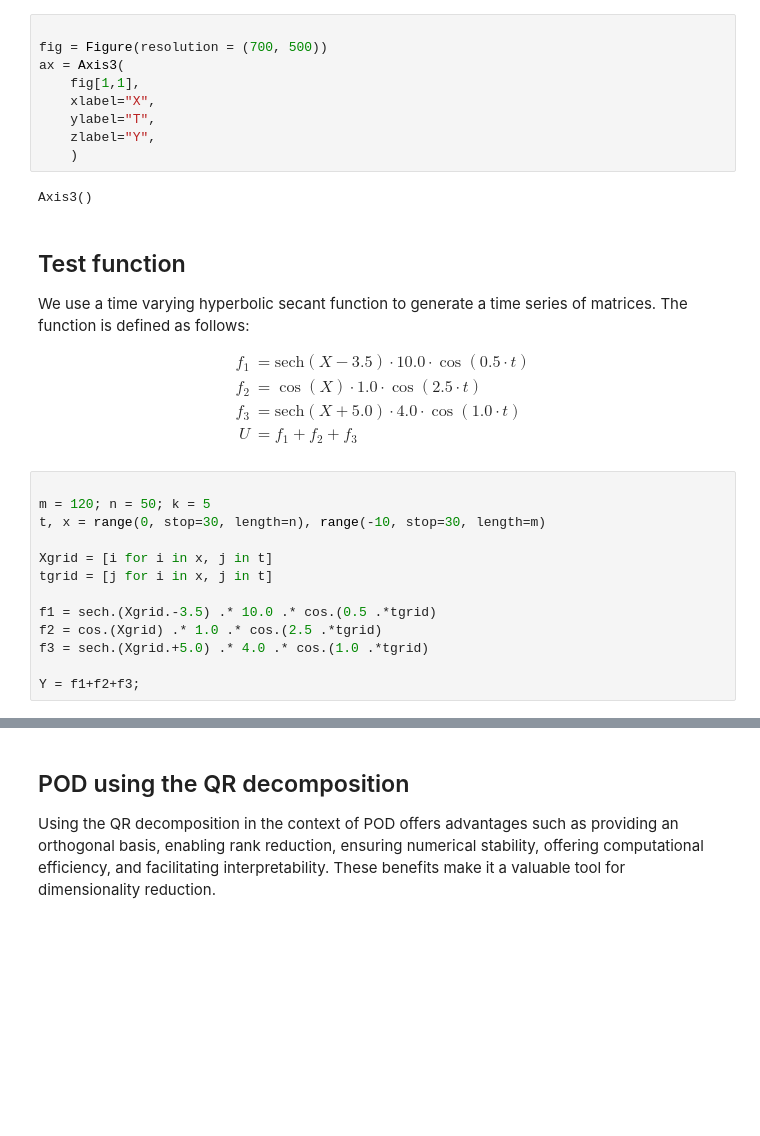
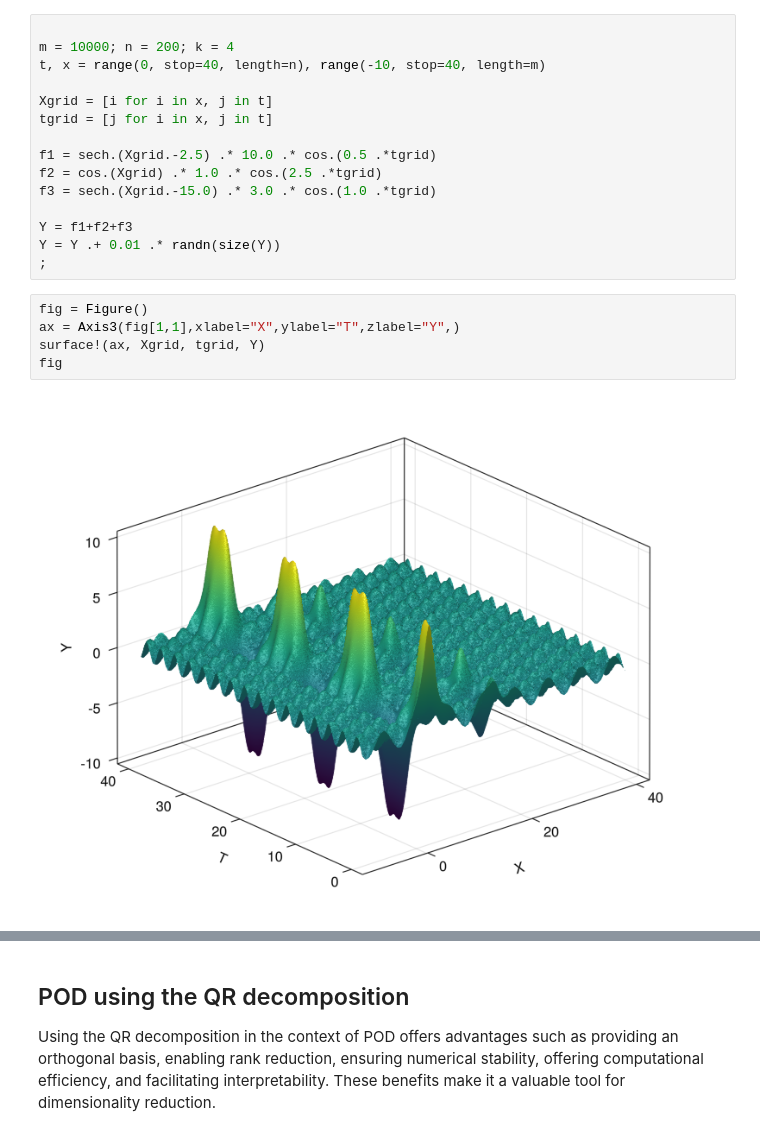
Before and after one commit to J-Massey/WakePOD.jl, a Jupyter notebook: examples/basic_implementation.ipynb, the cells around one changed output, grey strips where cells are left out. Saved outputs shown, nothing was run; the diff lists cells and outputs as text; blank space fills up the shorter version.

```diff
--- a/examples/basic_implementation.ipynb
+++ b/examples/basic_implementation.ipynb
@@ -17,36 +33,22 @@ Test the SVDs |    8      8  0.5s
+# %%
+
+m = 10000; n = 200; k = 4
+t, x = range(0, stop=40, length=n), range(-10, stop=40, length=m)
+
+Xgrid = [i for i in x, j in t]
+tgrid = [j for i in x, j in t]
+
+f1 = sech.(Xgrid.-2.5) .* 10.0 .* cos.(0.5 .*tgrid)
+f2 = cos.(Xgrid) .* 1.0 .* cos.(2.5 .*tgrid)
+f3 = sech.(Xgrid.-15.0) .* 3.0 .* cos.(1.0 .*tgrid)
+
+Y = f1+f2+f3
+Y = Y .+ 0.01 .* randn(size(Y))
+;
 # %%
-
-fig = Figure(resolution = (700, 500))
-ax = Axis3(
-    fig[1,1],
-    xlabel="X",
-    ylabel="T",
-    zlabel="Y",
-    )
+fig = Figure()
+ax = Axis3(fig[1,1],xlabel="X",ylabel="T",zlabel="Y",)
+surface!(ax, Xgrid, tgrid, Y)
+fig
 # %% [output]
-Axis3()
+[figure, added]
-# %% [markdown]
-## Test function
-We use a time varying hyperbolic secant function to generate a time series of matrices. The function is defined as follows:
-
-$$
-\begin{align*}
-    f_1 &= \text{sech}(X - 3.5) \cdot 10.0 \cdot \cos(0.5 \cdot t) \\
-    f_2 &= \cos(X) \cdot 1.0 \cdot \cos(2.5 \cdot t) \\
-    f_3 &= \text{sech}(X + 5.0) \cdot 4.0 \cdot \cos(1.0 \cdot t) \\
-    U &= f_1 + f_2 + f_3
-\end{align*}
-$$
-# %%
-
-m = 120; n = 50; k = 5
-t, x = range(0, stop=30, length=n), range(-10, stop=30, length=m)
-
-Xgrid = [i for i in x, j in t]
-tgrid = [j for i in x, j in t]
-
-f1 = sech.(Xgrid.-3.5) .* 10.0 .* cos.(0.5 .*tgrid)
-f2 = cos.(Xgrid) .* 1.0 .* cos.(2.5 .*tgrid)
-f3 = sech.(Xgrid.+5.0) .* 4.0 .* cos.(1.0 .*tgrid)
-
-Y = f1+f2+f3;
```
Also changed, not shown: parts of 28 cells of this notebook, 2 other files.
